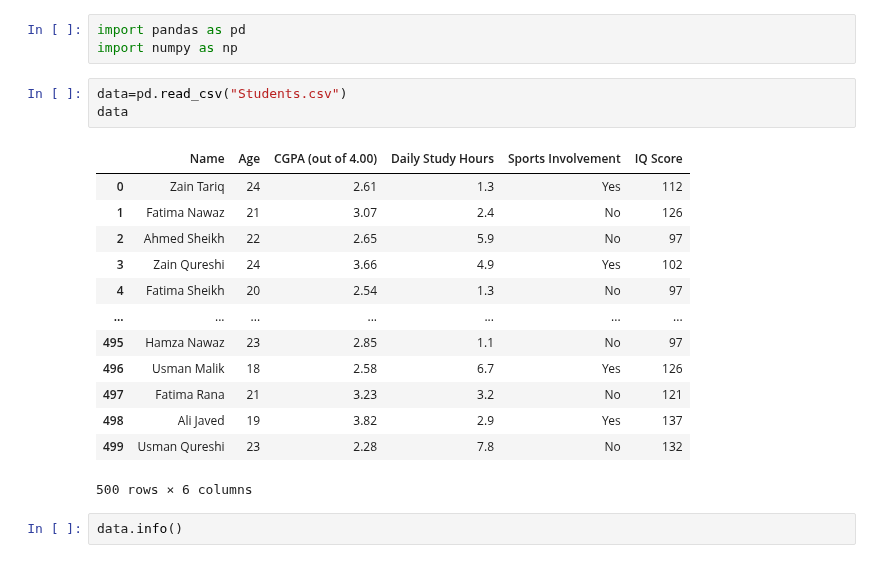
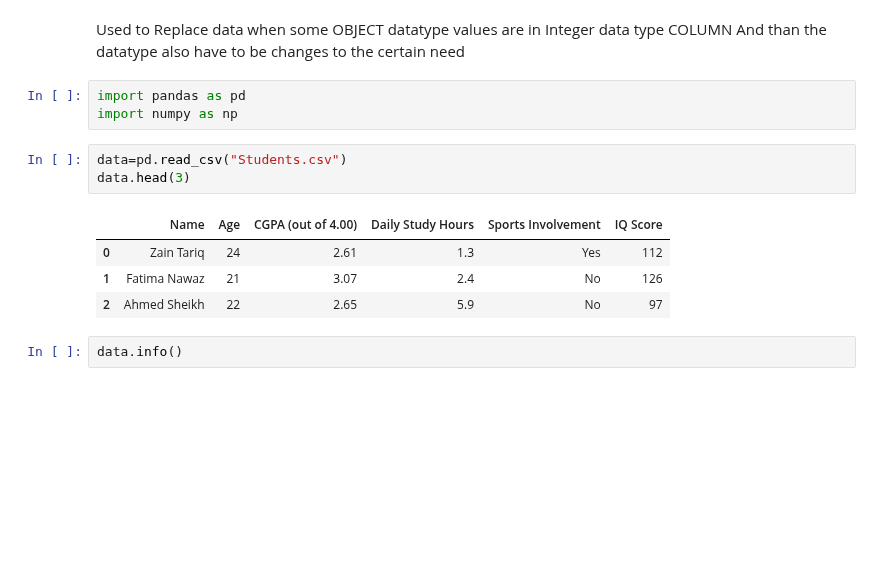
Before and after one commit to HammadAli08/Python-Toolbox, a Jupyter notebook: Replace and Datatype change.ipynb, the cells around one changed output. Saved outputs shown, nothing was run; the diff lists cells and outputs as text; blank space fills up the shorter version.

```diff
--- a/Replace and Datatype change.ipynb
+++ b/Replace and Datatype change.ipynb
@@ -1,23 +1,17 @@
+# %% [markdown]
+Used to Replace data when some OBJECT datatype values are in Integer data type COLUMN
+And than the datatype also have to be changes to the certain need
 # %%
 import pandas as pd
 import numpy as np
 # %%
 data=pd.read_csv("Students.csv")
-data
+data.head(3)
 # %% [output]
 |  | Name | Age | CGPA (out of 4.00) | Daily Study Hours | Sports Involvement | IQ Score |
 | 0 | Zain Tariq | 24 | 2.61 | 1.3 | Yes | 112 |
 | 1 | Fatima Nawaz | 21 | 3.07 | 2.4 | No | 126 |
 | 2 | Ahmed Sheikh | 22 | 2.65 | 5.9 | No | 97 |
-| 3 | Zain Qureshi | 24 | 3.66 | 4.9 | Yes | 102 |
-| 4 | Fatima Sheikh | 20 | 2.54 | 1.3 | No | 97 |
-| ... | ... | ... | ... | ... | ... | ... |
-| 495 | Hamza Nawaz | 23 | 2.85 | 1.1 | No | 97 |
-| 496 | Usman Malik | 18 | 2.58 | 6.7 | Yes | 126 |
-| 497 | Fatima Rana | 21 | 3.23 | 3.2 | No | 121 |
-| 498 | Ali Javed | 19 | 3.82 | 2.9 | Yes | 137 |
-| 499 | Usman Qureshi | 23 | 2.28 | 7.8 | No | 132 |
-500 rows × 6 columns
 # %%
 data.info()
 # %% [output]
```
Also changed, not shown: parts of 1 cell of this notebook, 6 other files.
